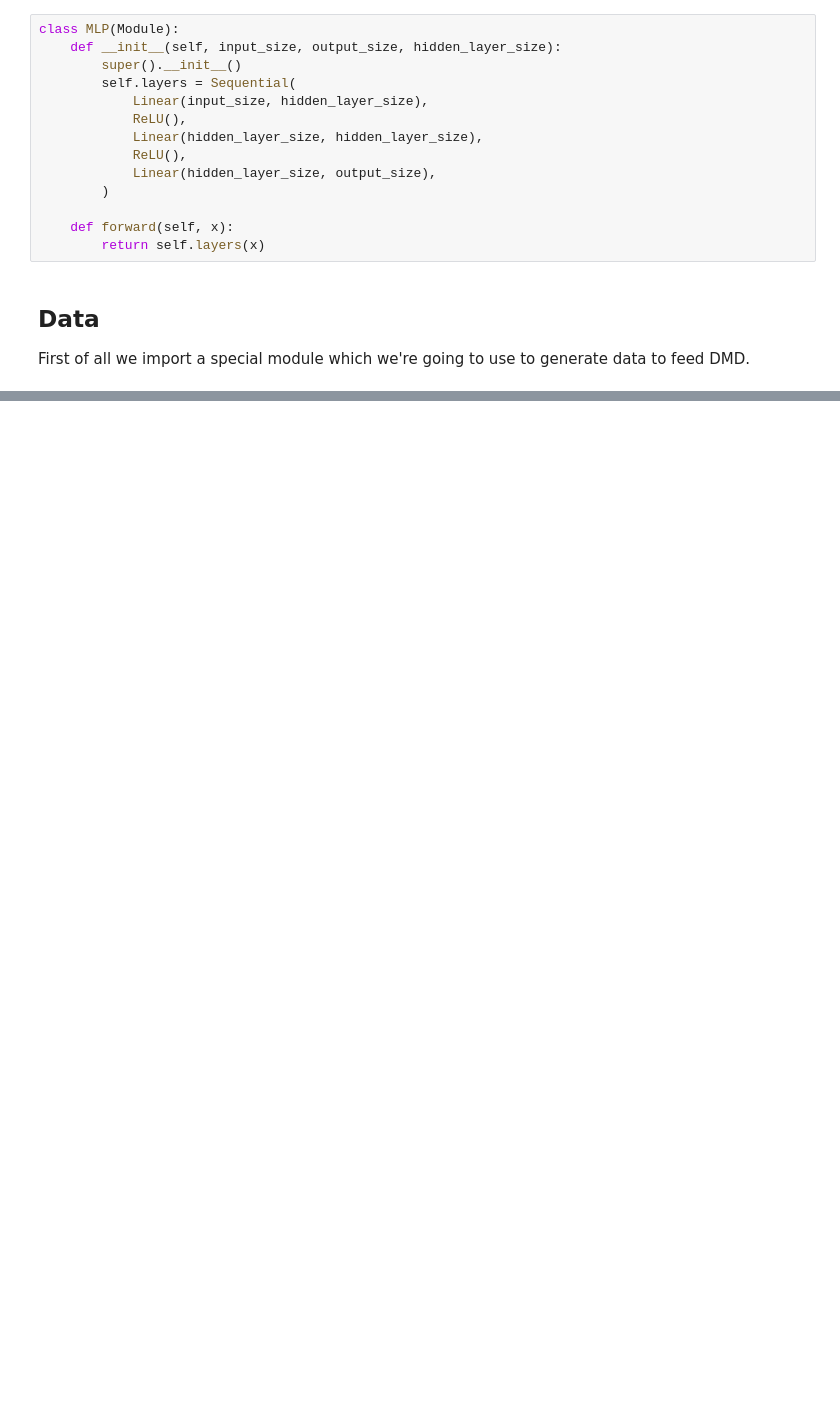
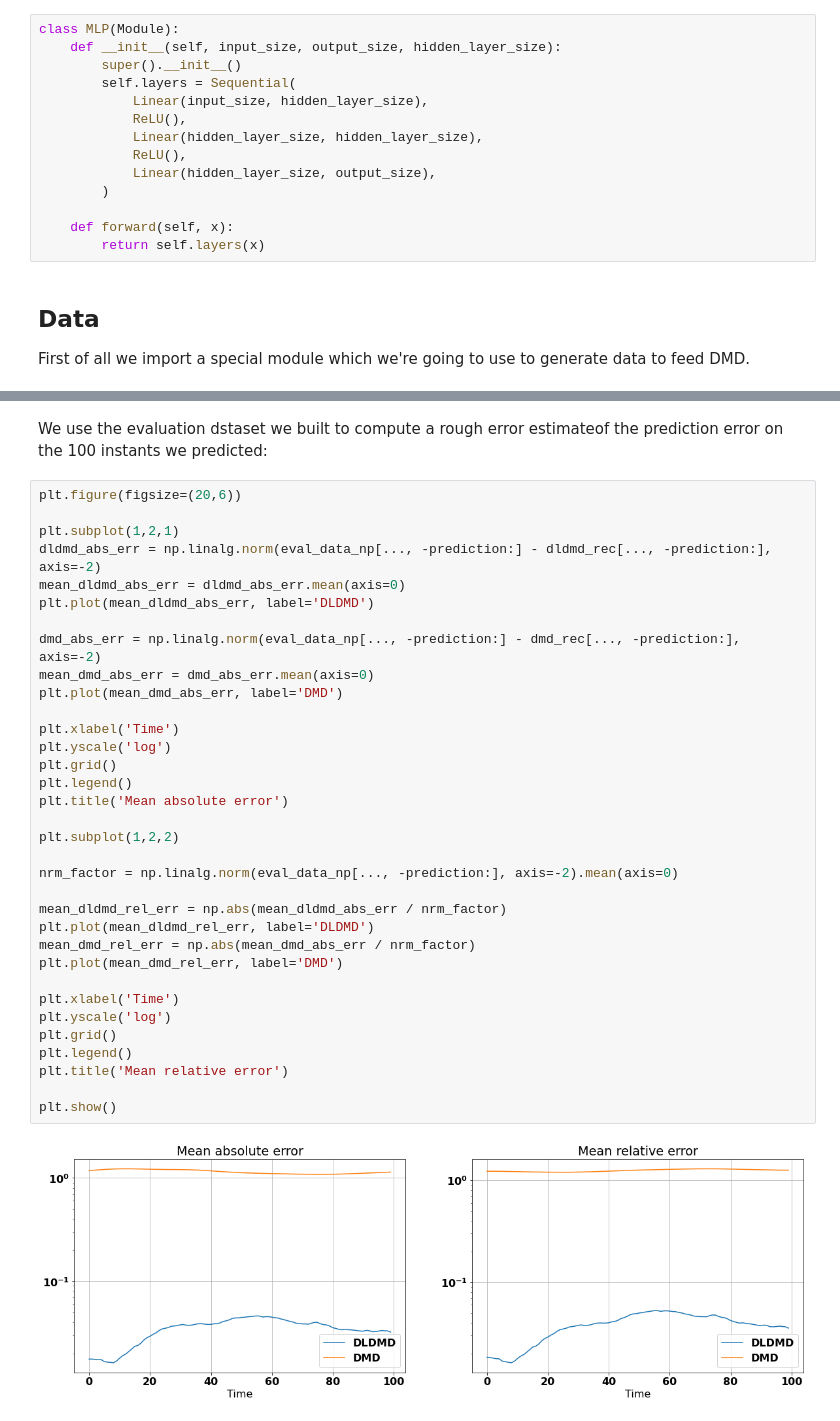
Before and after one commit to PyDMD/glappo, a Jupyter notebook: notebooks/dldmd.ipynb, the cells around one changed output, grey strips where cells are left out. Drawn from its saved outputs; the diff is of its cells as text; blank space fills up the shorter version.

```diff
--- a/notebooks/dldmd.ipynb
+++ b/notebooks/dldmd.ipynb
@@ -381,0 +470,38 @@ tensor(0.0010, dtype=torch.float64, grad_fn=<MseLossBackward0>)
+# %% [markdown]
+We use the evaluation dstaset we built to compute a rough error estimateof the prediction error on the 100 instants we predicted:
+# %%
+plt.figure(figsize=(20,6))
+
+plt.subplot(1,2,1)
+dldmd_abs_err = np.linalg.norm(eval_data_np[..., -prediction:] - dldmd_rec[..., -prediction:], axis=-2)
+mean_dldmd_abs_err = dldmd_abs_err.mean(axis=0)
+plt.plot(mean_dldmd_abs_err, label='DLDMD')
+
+dmd_abs_err = np.linalg.norm(eval_data_np[..., -prediction:] - dmd_rec[..., -prediction:], axis=-2)
+mean_dmd_abs_err = dmd_abs_err.mean(axis=0)
+plt.plot(mean_dmd_abs_err, label='DMD')
+
+plt.xlabel('Time')
+plt.yscale('log')
+plt.grid()
+plt.legend()
+plt.title('Mean absolute error')
+
+plt.subplot(1,2,2)
+
+nrm_factor = np.linalg.norm(eval_data_np[..., -prediction:], axis=-2).mean(axis=0)
+
+mean_dldmd_rel_err = np.abs(mean_dldmd_abs_err / nrm_factor)
+plt.plot(mean_dldmd_rel_err, label='DLDMD')
+mean_dmd_rel_err = np.abs(mean_dmd_abs_err / nrm_factor)
+plt.plot(mean_dmd_rel_err, label='DMD')
+
+plt.xlabel('Time')
+plt.yscale('log')
+plt.grid()
+plt.legend()
+plt.title('Mean relative error')
+
+plt.show()
+# %% [output]
+[figure, added]
```
Also changed, not shown: parts of 30 cells of this notebook, 2 other files.
